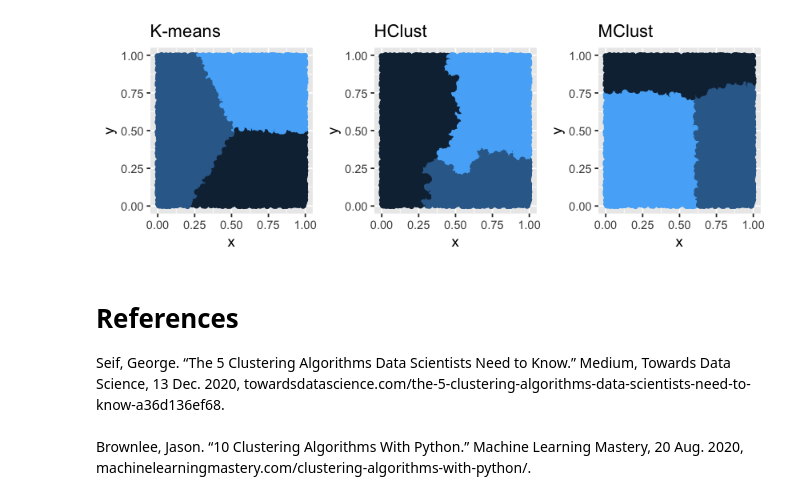
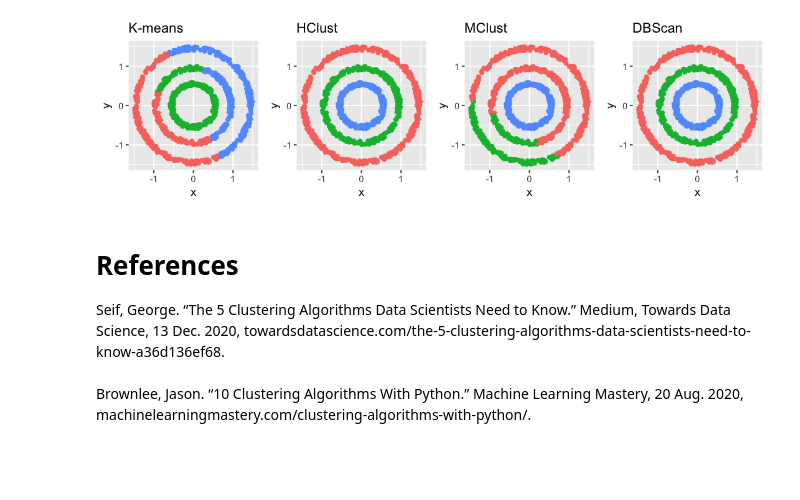
Before and after one commit to EdJWang/EdJWang.github.io, a Jupyter notebook: Projects/Cluster_Comparison.ipynb, the cells around one changed output. Saved outputs shown, nothing was run; the diff lists cells and outputs as text; code cells hidden in the pictures; blank space fills up the shorter version.

```diff
--- a/Projects/Cluster_Comparison.ipynb
+++ b/Projects/Cluster_Comparison.ipynb
@@ -103,18 +184,20 @@ ggplot(df,aes(x=x,y=y))+geom_point()+ggtitle('Without Clusters')
 # %%
-options(repr.plot.width=7, repr.plot.height=2.5)
+options(repr.plot.width=9, repr.plot.height=2.5)
 #Initialize K-means
-km = kmeans(df,centers=3)
-p1 = ggplot(df,aes(x=x,y=y,color=km$cluster))+geom_point()+theme(legend.position = "none")+ggtitle('K-means')
+km = kmeans(df3,centers=3)
+p1 = ggplot(df3,aes(x=x,y=y,color=as.factor(km$cluster)))+geom_point()+theme(legend.position = "none")+ggtitle('K-means')
 #Initialize Hclust
-dists = dist(df)
-hc = hclust(dists,'complete')
+dists = dist(df3)
+hc = hclust(dists,'single')
 ct = cutree(hc,3)
-p2 =ggplot(df,aes(x=x,y=y,color=ct))+geom_point()+theme(legend.position = "none")+ggtitle('HClust')
-mc = Mclust(df,3)
-p3 =ggplot(df,aes(x=x,y=y,color=mc$classification))+geom_point()+theme(legend.position="none")+ggtitle('MClust')
-grid.arrange(p1,p2,p3, nrow = 1)
+p2 =ggplot(df3,aes(x=x,y=y,color=as.factor(ct)))+geom_point()+theme(legend.position = "none")+ggtitle('HClust')
+mc = Mclust(df3,3)
+p3 =ggplot(df3,aes(x=x,y=y,color=as.factor(mc$classification)))+geom_point()+theme(legend.position="none")+ggtitle('MClust')
+dbs=dbscan(df3,eps =.2,minPts = 5)
+p4=ggplot(df3,aes(x=x,y=y,color=as.factor(dbs$cluster)))+geom_point()+theme(legend.position="none")+ggtitle('DBScan')
+grid.arrange(p1,p2,p3,p4,nrow = 1)
 # %% [output]
-[figure, old version]
+[figure, new version]
 # %% [markdown]
 # References
 Seif, George. “The 5 Clustering Algorithms Data Scientists Need to Know.” Medium, Towards Data Science, 13 Dec. 2020, towardsdatascience.com/the-5-clustering-algorithms-data-scientists-need-to-know-a36d136ef68.
```
Also changed, not shown: parts of 14 cells of this notebook.
